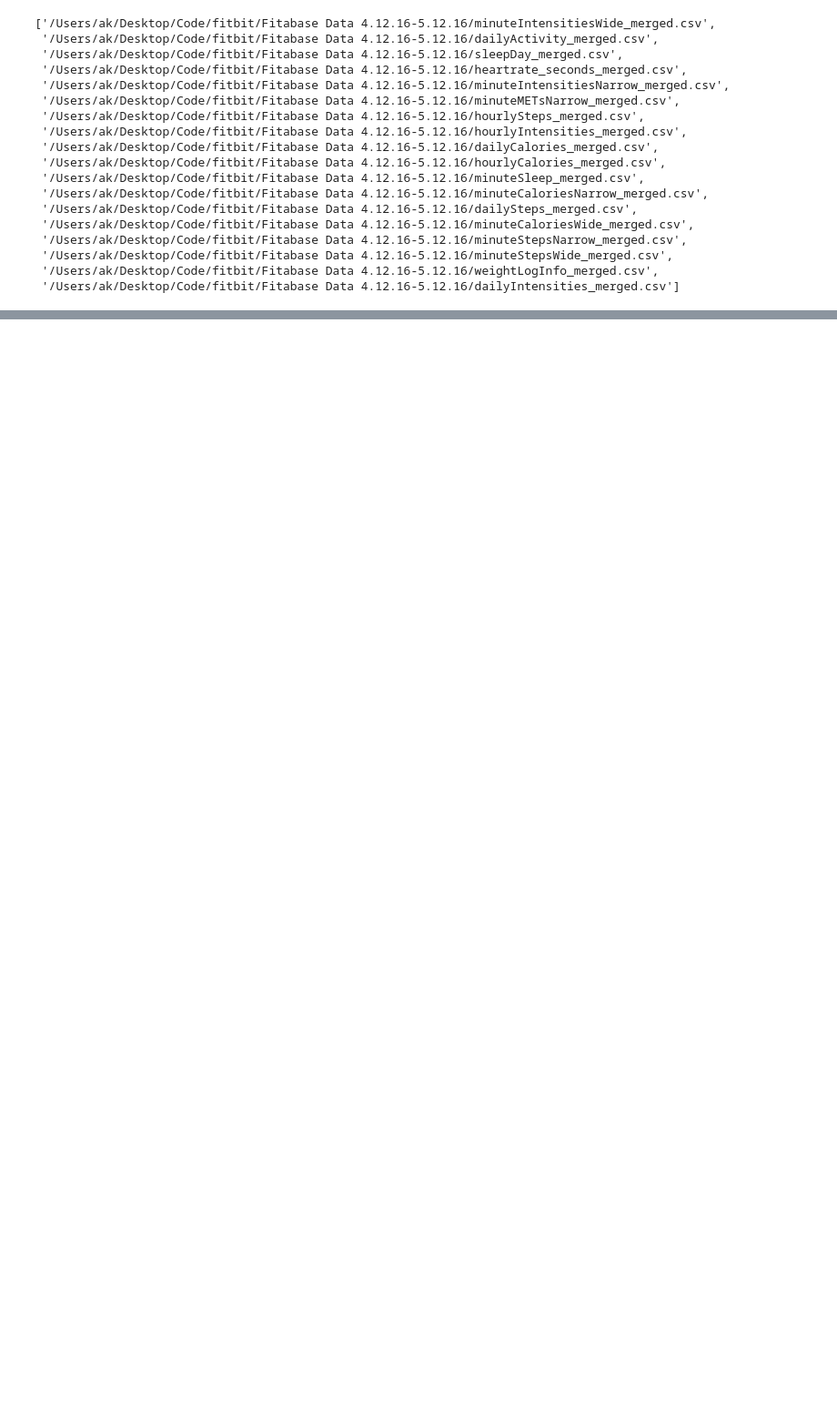
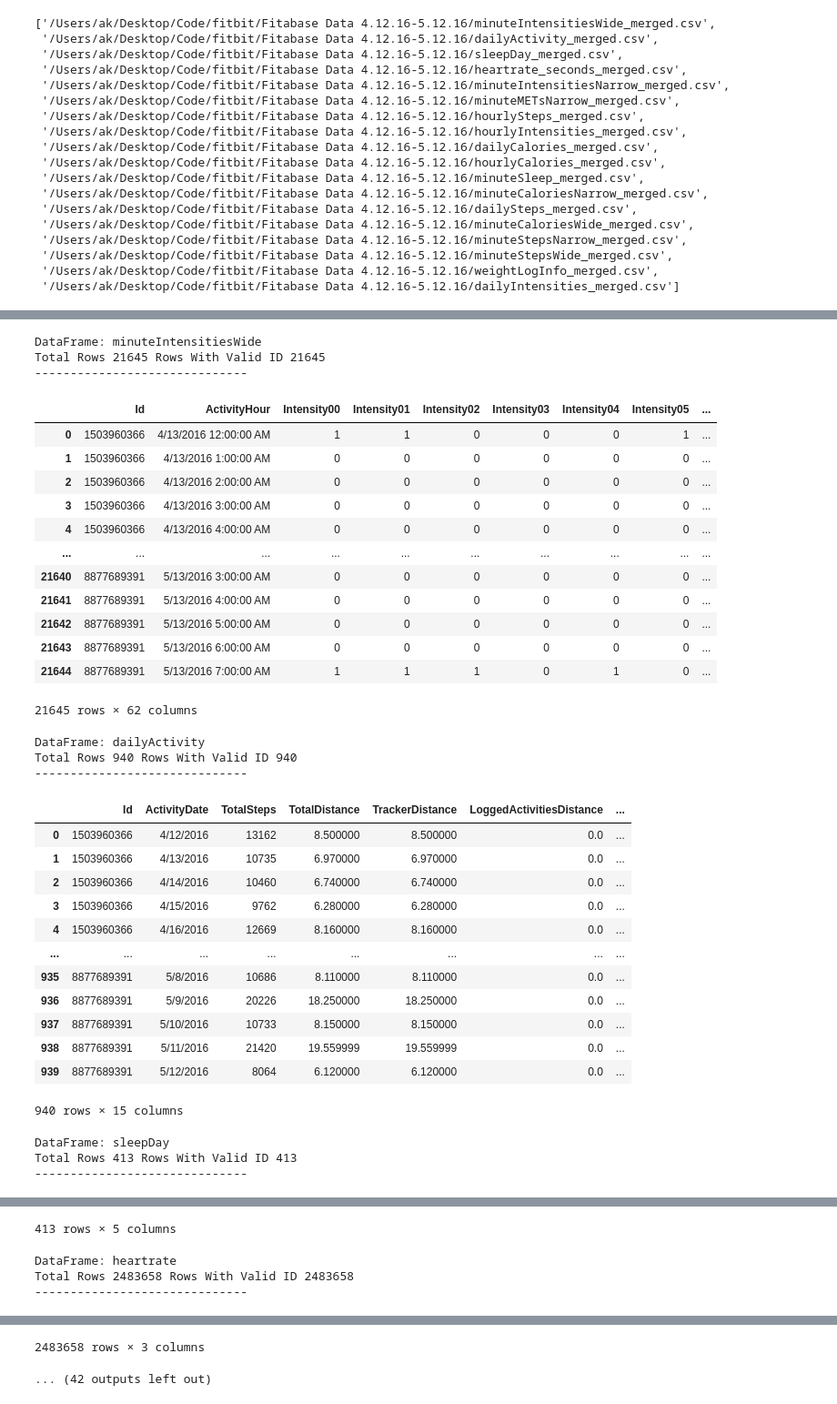
Before and after one commit to adamkhakhar/fitbit, a Jupyter notebook: EDA.ipynb, the cells around one changed output, grey strips where cells are left out. Shown at 91% size. Cells and saved outputs as stored; diff of their text form; code cells hidden in the pictures; blank space fills up the shorter version.

```diff
--- a/EDA.ipynb
+++ b/EDA.ipynb
@@ -22,6 +23,11 @@ import pandas as pd
 # %%
 from typing import List
 import os
+import pandas as pd
+import numpy as np
+import time
+
+PATH_TO_DATA = "/Users/ak/Desktop/Code/fitbit/Fitabase Data 4.12.16-5.12.16"
 
 
 def list_files(directory: str) -> List[str]:
@@ -45,3 +51,23 @@ def list_files(directory: str) -> List[str]:
     return [
         directory + "/" + f for f in files if os.path.isfile(os.path.join(directory, f))
     ]
+
+
+def print_dataframes(mapping):
+    """
+    Prints each name and DataFrame in the specified mapping in pretty format.
+
+    Args:
+        mapping: A dictionary mapping names to pandas DataFrames.
+    """
+    for name, df in mapping.items():
+        print(f"DataFrame: {name}")
+        print(
+            "Total Rows",
+            len(df),
+            "Rows With Valid ID",
+            len(df[pd.to_numeric(df["Id"], errors="coerce").notnull()]),
+        )
+        print("-" * 30)
+        display(df)
+        print("\n")
@@ -95,11 +106,38 @@ dailyIntensities | # col: 10 | # rows: 940
 # %%
-def print_dataframes(mapping):
-    """
-    Prints each name and DataFrame in the specified mapping in pretty format.
-
-    Args:
-        mapping: A dictionary mapping names to pandas DataFrames.
-    """
-    for name, df in mapping.items():
-        html = df.head().to_html()
-        display(HTML(f"<h2>{name}</h2>"))
+print_dataframes(dfs)
+# %% [output]
+DataFrame: minuteIntensitiesWide
+Total Rows 21645 Rows With Valid ID 21645
+------------------------------
+|  | Id | ActivityHour | Intensity00 | Intensity01 | Intensity02 | Intensity03 | Intensity04 | Intensity05 | ... |
+| 0 | 1503960366 | 4/13/2016 12:00:00 AM | 1 | 1 | 0 | 0 | 0 | 1 | ... |
+| 1 | 1503960366 | 4/13/2016 1:00:00 AM | 0 | 0 | 0 | 0 | 0 | 0 | ... |
+| 2 | 1503960366 | 4/13/2016 2:00:00 AM | 0 | 0 | 0 | 0 | 0 | 0 | ... |
+| 3 | 1503960366 | 4/13/2016 3:00:00 AM | 0 | 0 | 0 | 0 | 0 | 0 | ... |
+| 4 | 1503960366 | 4/13/2016 4:00:00 AM | 0 | 0 | 0 | 0 | 0 | 0 | ... |
+| ... | ... | ... | ... | ... | ... | ... | ... | ... | ... |
+| 21640 | 8877689391 | 5/13/2016 3:00:00 AM | 0 | 0 | 0 | 0 | 0 | 0 | ... |
+| 21641 | 8877689391 | 5/13/2016 4:00:00 AM | 0 | 0 | 0 | 0 | 0 | 0 | ... |
+| 21642 | 8877689391 | 5/13/2016 5:00:00 AM | 0 | 0 | 0 | 0 | 0 | 0 | ... |
+| 21643 | 8877689391 | 5/13/2016 6:00:00 AM | 0 | 0 | 0 | 0 | 0 | 0 | ... |
+| 21644 | 8877689391 | 5/13/2016 7:00:00 AM | 1 | 1 | 1 | 0 | 1 | 0 | ... |
+21645 rows × 62 columns
+DataFrame: dailyActivity
+Total Rows 940 Rows With Valid ID 940
+------------------------------
+|  | Id | ActivityDate | TotalSteps | TotalDistance | TrackerDistance | LoggedActivitiesDistance | ... |
+| 0 | 1503960366 | 4/12/2016 | 13162 | 8.500000 | 8.500000 | 0.0 | ... |
+| 1 | 1503960366 | 4/13/2016 | 10735 | 6.970000 | 6.970000 | 0.0 | ... |
+| 2 | 1503960366 | 4/14/2016 | 10460 | 6.740000 | 6.740000 | 0.0 | ... |
+| 3 | 1503960366 | 4/15/2016 | 9762 | 6.280000 | 6.280000 | 0.0 | ... |
+| 4 | 1503960366 | 4/16/2016 | 12669 | 8.160000 | 8.160000 | 0.0 | ... |
+| ... | ... | ... | ... | ... | ... | ... | ... |
+| 935 | 8877689391 | 5/8/2016 | 10686 | 8.110000 | 8.110000 | 0.0 | ... |
+| 936 | 8877689391 | 5/9/2016 | 20226 | 18.250000 | 18.250000 | 0.0 | ... |
+| 937 | 8877689391 | 5/10/2016 | 10733 | 8.150000 | 8.150000 | 0.0 | ... |
+| 938 | 8877689391 | 5/11/2016 | 21420 | 19.559999 | 19.559999 | 0.0 | ... |
+| 939 | 8877689391 | 5/12/2016 | 8064 | 6.120000 | 6.120000 | 0.0 | ... |
+940 rows × 15 columns
+DataFrame: sleepDay
+Total Rows 413 Rows With Valid ID 413
+------------------------------
@@ -105,0 +156,4 @@ def print_dataframes(mapping):
+413 rows × 5 columns
+DataFrame: heartrate
+Total Rows 2483658 Rows With Valid ID 2483658
+------------------------------
@@ -105,0 +172,2 @@ def print_dataframes(mapping):
+2483658 rows × 3 columns
+... (42 outputs left out)
```
Also changed, not shown: parts of 13 cells of this notebook.
